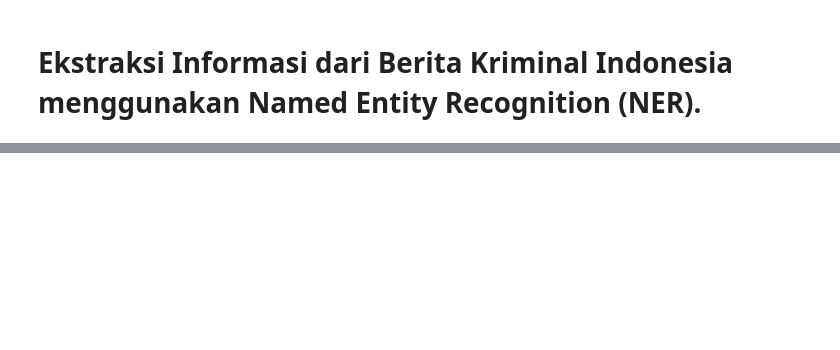
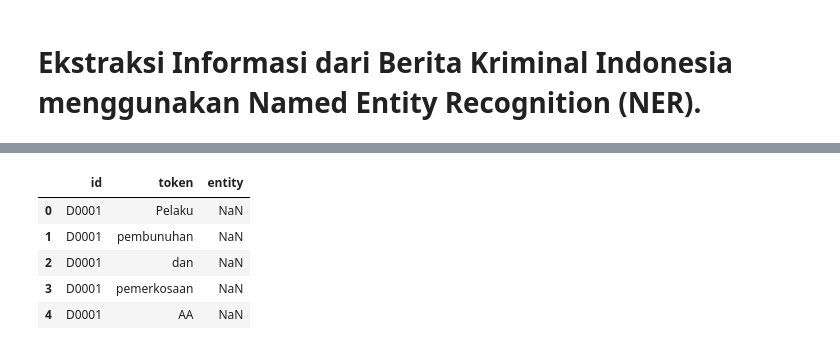
Before and after one commit to fairuuz16/ner-project, a Jupyter notebook: notebooks/03-data-annotation-prep-ner.ipynb, the cells around one changed output, grey strips where cells are left out. Saved outputs shown, nothing was run; the diff lists cells and outputs as text; code cells hidden in the pictures; blank space fills up the shorter version.

Commit message:
feat: add pseudolabelling with tokens only no postag

```diff
--- a/notebooks/03-data-annotation-prep-ner.ipynb
+++ b/notebooks/03-data-annotation-prep-ner.ipynb
@@ -91,0 +74,9 @@ TEXT_COLUMN_CANDIDATES = ['judul_processed', 'isi_berita_processed']
+# %%
+pd.read_csv('../data/processed/pseudolabelling-nopostag.csv').head()
+# %% [output]
+|  | id | token | entity |
+| 0 | D0001 | Pelaku | NaN |
+| 1 | D0001 | pembunuhan | NaN |
+| 2 | D0001 | dan | NaN |
+| 3 | D0001 | pemerkosaan | NaN |
+| 4 | D0001 | AA | NaN |
```
Also changed, not shown: parts of 12 cells of this notebook, 2 other files.
